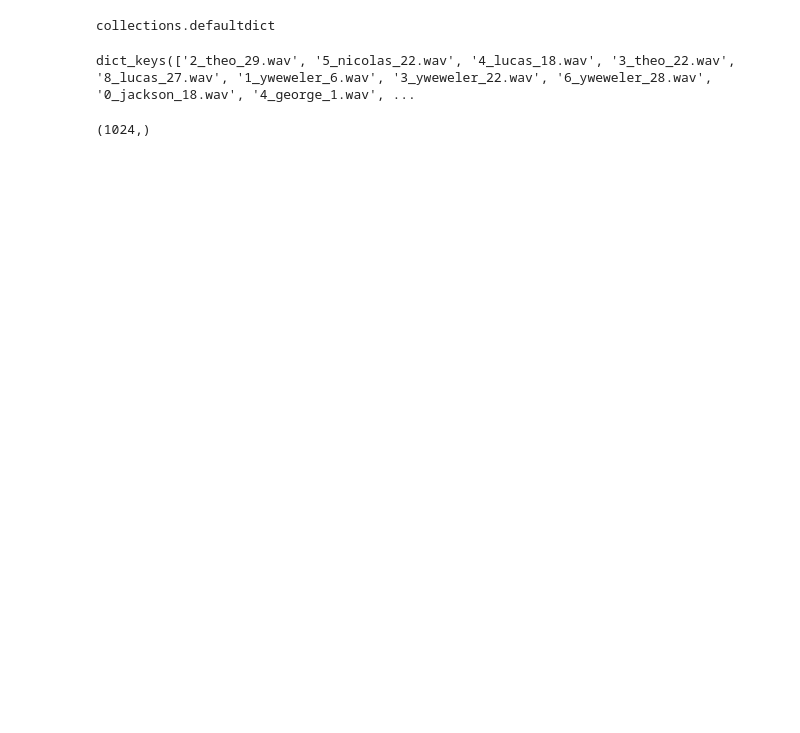
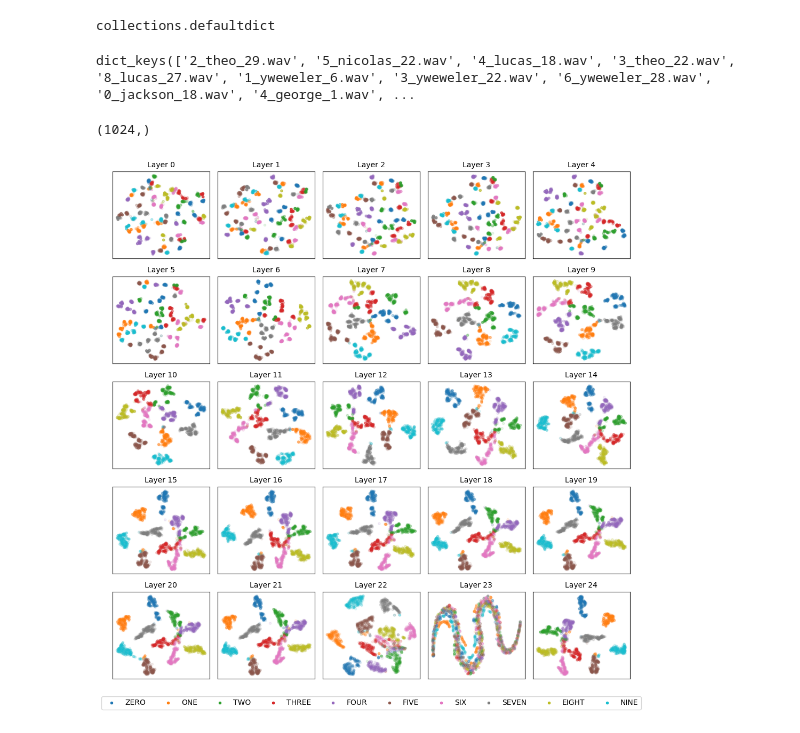
Before and after one commit to badrex/explore.speech.wav2vec2, a Jupyter notebook: visuallize_and_analyze_representations_2.ipynb, the cells around one changed output. Cells and saved outputs as stored; diff of their text form; code cells hidden in the pictures; blank space fills up the shorter version.

```diff
--- a/visuallize_and_analyze_representations_2.ipynb
+++ b/visuallize_and_analyze_representations_2.ipynb
@@ -95,7 +95,7 @@ layer_reprs['0_george_44.wav'][0].shape
 # %% [output]
 (1024,)
 # %%
-def calculate_tsne_layer_representations(layer_reprs):
+def calculate_tsne_layer_representations(layer_reprs, apply_threshold=False):
     """
     Calculates T-SNE layer representations for each layer in the given layer representations.
 
@@ -110,16 +110,20 @@ def calculate_tsne_layer_representations(layer_reprs):
     num_layers = len(layer_reprs[list(layer_reprs.keys())[0]])
     threshold = 100
 
-    for layer_index in range(21, num_layers):
+    for layer_index in range(0, num_layers):
         # Extract representations from the specified layer
         layer_representations = []
 
         for sample_ID in layer_reprs:
             vec = layer_reprs[sample_ID][layer_index]
 
-            thresholded_vec = [x if x < threshold  else 0 for x in vec]
-            thresholded_vec = [x if x > -1*threshold  else 0 for x in thresholded_vec]
-            layer_representations.append(thresholded_vec)
+            if apply_threshold:
+
+                vec = [x if x < threshold  else 0 for x in vec]
+                vec = [x if x > -1*threshold  else 0 for x in vec]
+
+            layer_representations.append(vec)
+            #layer_representations.append(thresholded_vec)
             #layer_representations.append()
 
         # Convert the representations to a NumPy array
@@ -254,7 +256,11 @@ def calculate_tsne_layer_representations(layer_reprs):
+# %%
+tsne_layer_representations_ft_s2t = calculate_tsne_layer_representations(layer_reprs_ft_s2t)
 # %%
 #len(tsne_layer_representations_large_pt)
 # %%
-#plot_tsne(tsne_layer_representations_large_pt, labels, digit2word, 'w2v2_large_pt.png')
+plot_tsne(tsne_layer_representations_ft_s2t, labels, digit2word, 'w2v2_large_ft_s2t.png')
+# %% [output]
+[figure, added]
 # %%
 from sklearn.preprocessing import LabelEncoder
 
```
Also changed, not shown: parts of 12 cells of this notebook, 2 other files.
